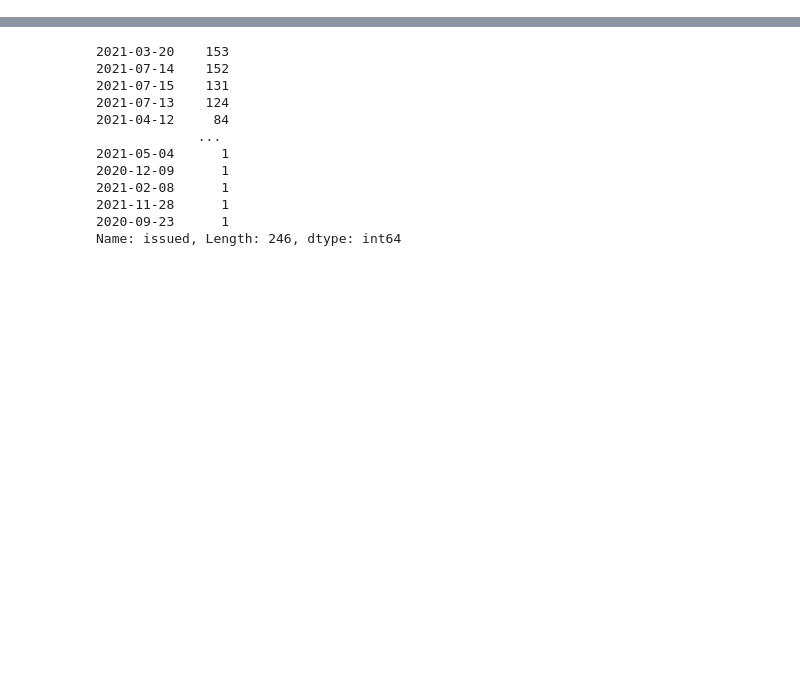
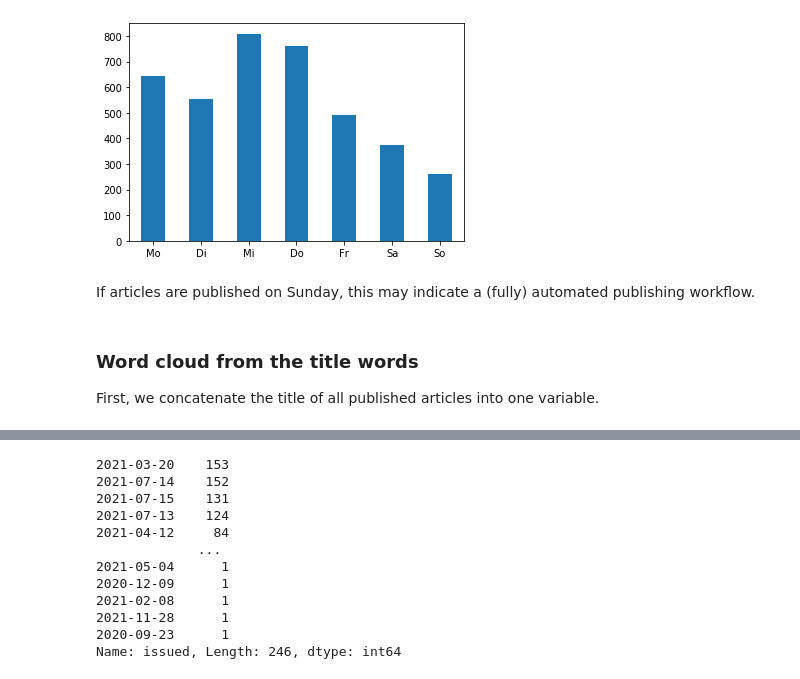
Before and after one commit to zuphilip/analyze-mega-journals, a Jupyter notebook: analyze.ipynb, the cells around one changed output, grey strips where cells are left out. Cells and saved outputs as stored; diff of their text form; code cells hidden in the pictures; blank space fills up the shorter version.

```diff
--- a/analyze.ipynb
+++ b/analyze.ipynb
@@ -29,0 +134,13 @@ prefix = choice + "-"
+# %%
+fig = plt.figure()
+data['weekday'].value_counts().sort_index().rename(index={0: "Mo", 1: "Di", 2: "Mi", 3: "Do", 4: "Fr", 5: "Sa", 6: "So"}).plot(kind='bar')
+plt.xticks(rotation=0)
+plt.savefig('./figures/' + prefix + 'publications-weekday.png', dpi=600)
+# %% [output]
+[figure, added]
+# %% [markdown]
+If articles are published on Sunday, this may indicate a (fully) automated publishing workflow.
+# %% [markdown]
+### Word cloud from the title words
+
+First, we concatenate the title of all published articles into one variable.
```
Also changed, not shown: parts of 45 cells of this notebook, 21 other files.
